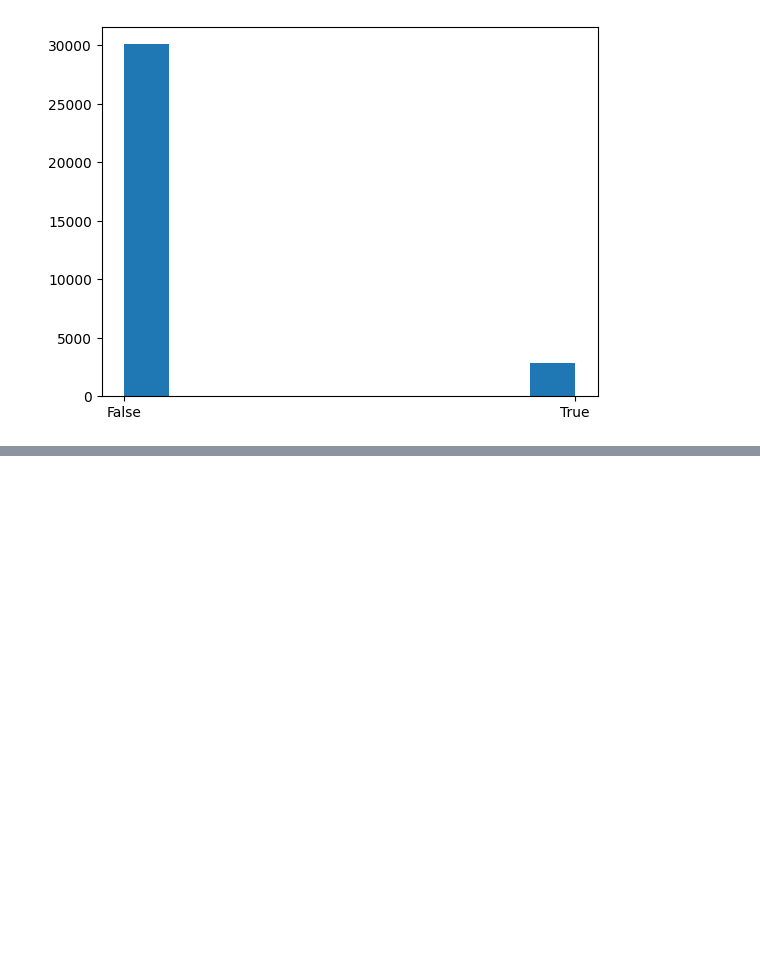
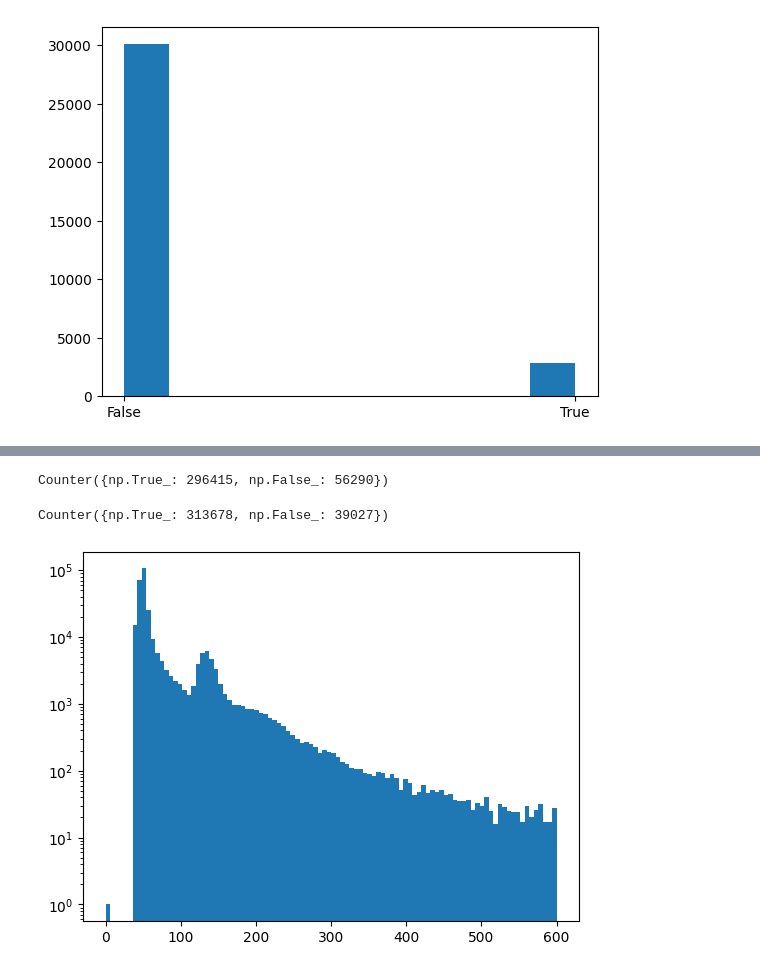
Before and after one commit to dstndstn/medium-band-surveys, a Jupyter notebook: megacam-stats.ipynb, the cells around one changed output, grey strips where cells are left out. Saved outputs shown, nothing was run; the diff lists cells and outputs as text; code cells hidden in the pictures; blank space fills up the shorter version.

Commit message:
look at megacam overheads

```diff
--- a/megacam-stats.ipynb
+++ b/megacam-stats.ipynb
@@ -185,0 +198,22 @@ plt.hist(U.moonup[I])
+# %%
+T.overhead = np.zeros(len(T))
+# %%
+T.overhead[:-1] = (T.mjd[1:] - T.mjd[:-1]) * 24 * 3600 - T.exptime[:-1]
+# %%
+T.consecutive = np.zeros(len(T), bool)
+T.consecutive[:-1] = ((T.expnum[:-1] + 1) == T.expnum[1:])
+# %%
+Counter(T.consecutive)
+# %% [output]
+Counter({np.True_: 296415, np.False_: 56290})
+# %%
+T.samefilter = np.zeros(len(T), bool)
+T.samefilter[:-1] = (T.filter[:-1] == T.filter[1:])
+# %%
+Counter(T.samefilter)
+# %% [output]
+Counter({np.True_: 313678, np.False_: 39027})
+# %%
+plt.hist(T.overhead[T.consecutive], log=True, range=(0, 600), bins=100);
+# %% [output]
+[figure, added]
```
Also changed, not shown: parts of 20 cells of this notebook, 2 other files.
